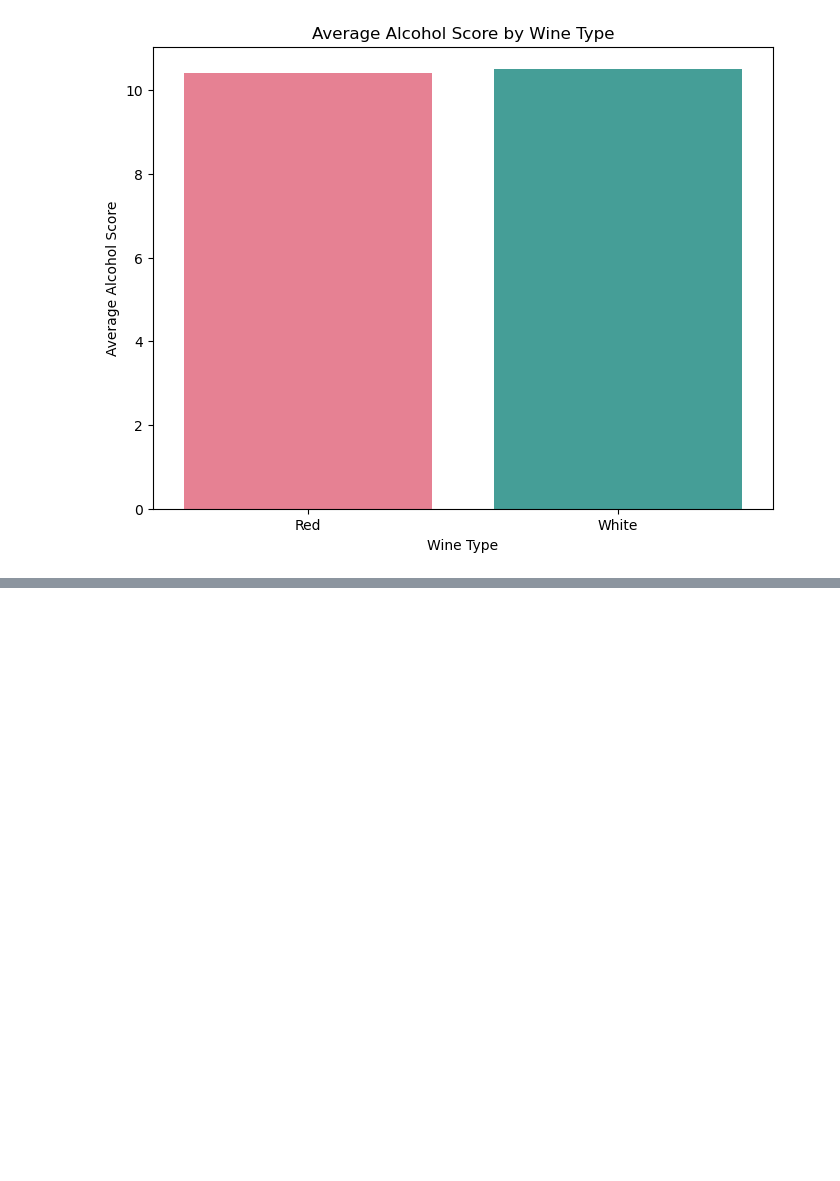
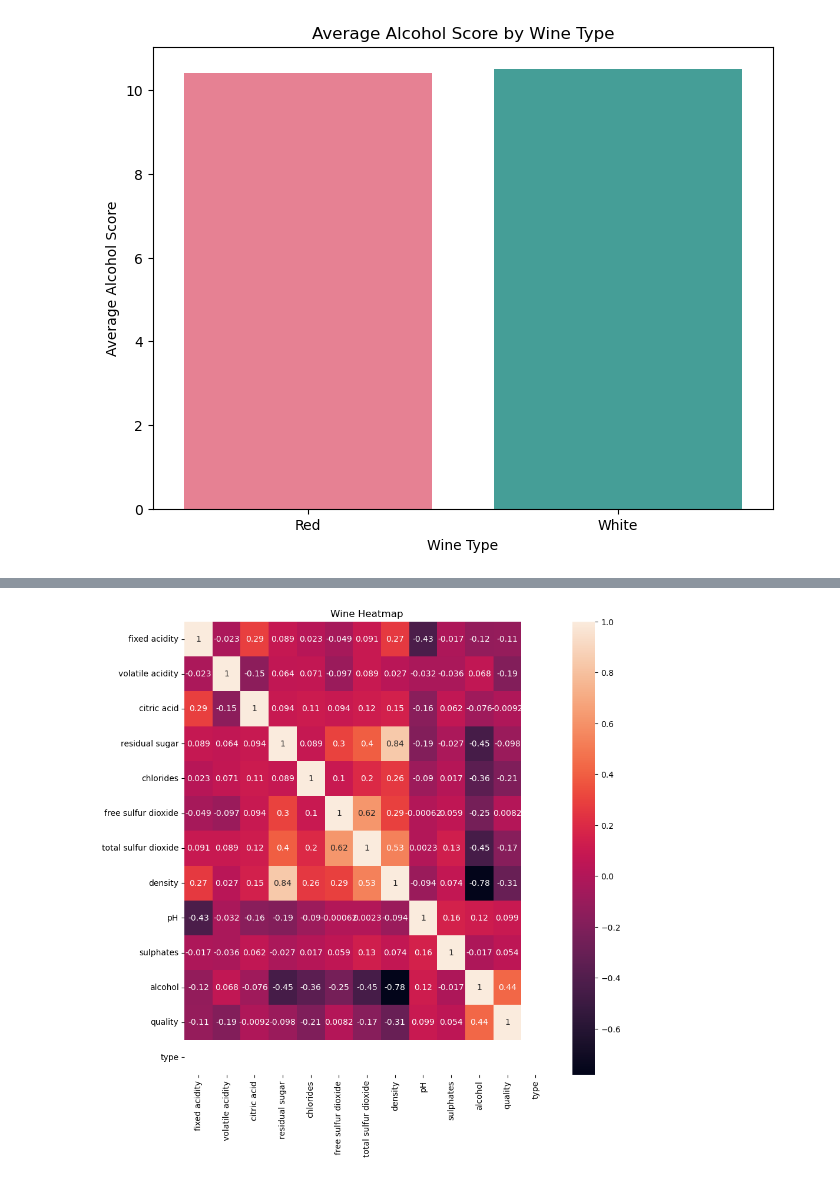
Before and after one commit to Toebzy/Mini-Project-2, a Jupyter notebook: MP2/Untitled.ipynb, the cells around one changed output, grey strips where cells are left out. Cells and saved outputs as stored; diff of their text form; code cells hidden in the pictures; blank space fills up the shorter version.

```diff
--- a/MP2/Untitled.ipynb
+++ b/MP2/Untitled.ipynb
@@ -400,0 +329,9 @@ normalized_wine.sample(10)
+# %%
+plt.figure(figsize = (10,10))
+sns.heatmap(wqw.corr(), annot=True)
+
+plt.title('Wine Heatmap')
+
+plt.show()
+# %% [output]
+[figure, added]
```
Also changed, not shown: parts of 59 cells of this notebook.
